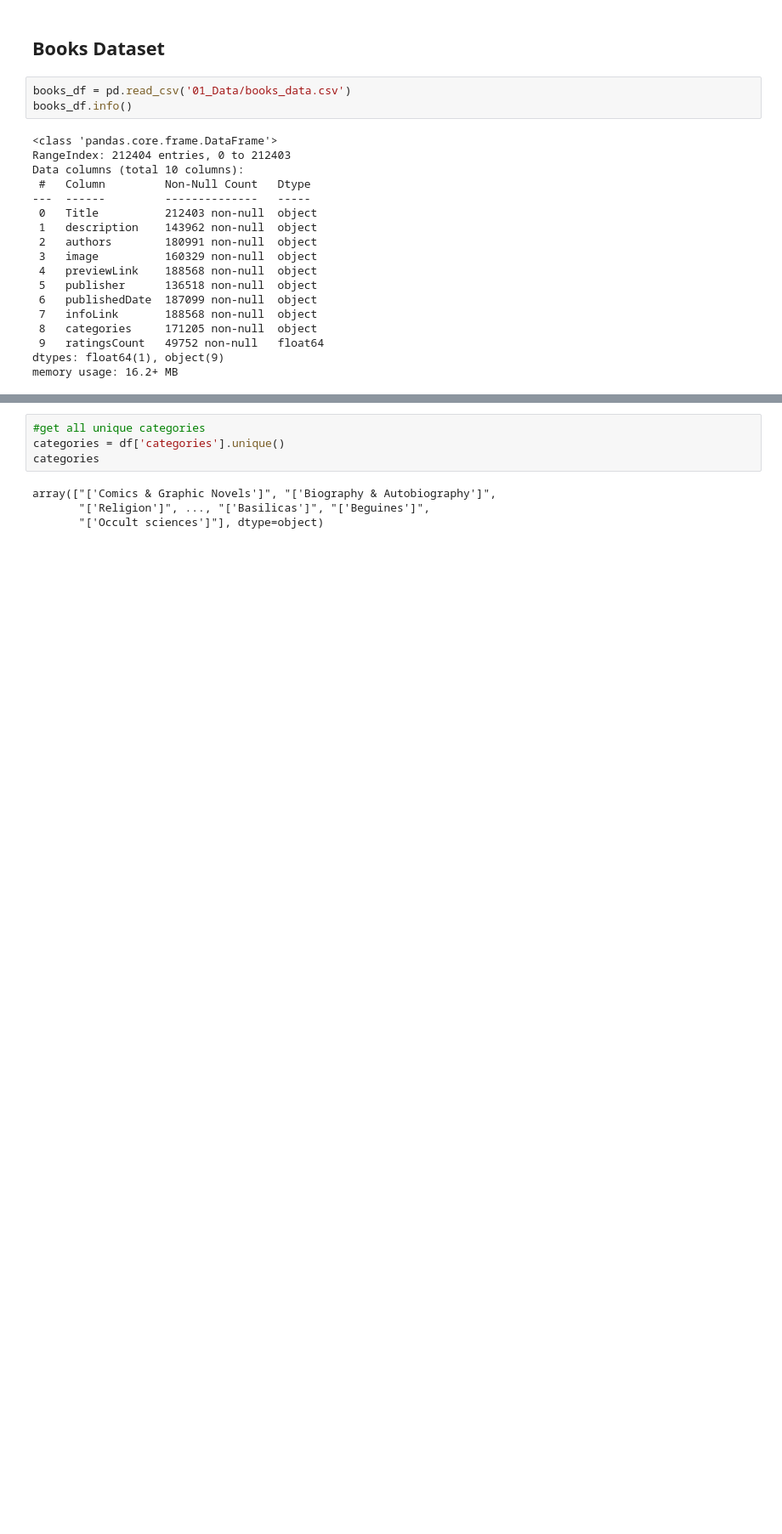
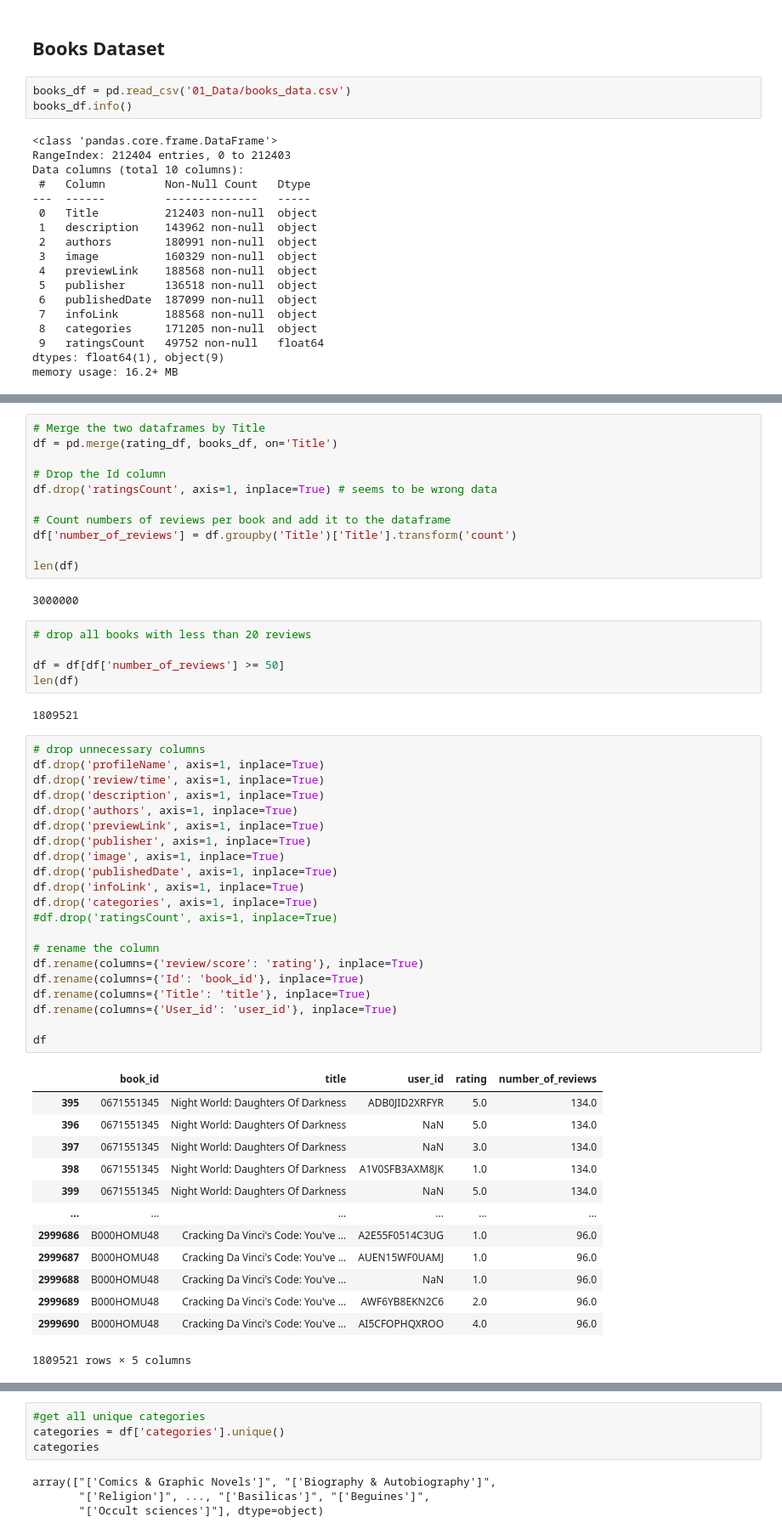
Before and after one commit to t0nychopp3r/recommenderSystem_cds121, a Jupyter notebook: Book_RS.ipynb, the cells around one changed output, grey strips where cells are left out. Shown at 85% size. Drawn from its saved outputs; the diff is of its cells as text; blank space fills up the shorter version.

```diff
--- a/Book_RS.ipynb
+++ b/Book_RS.ipynb
@@ -176,0 +179,55 @@ df
+# %%
+# Merge the two dataframes by Title
+df = pd.merge(rating_df, books_df, on='Title')
+
+# Drop the Id column
+df.drop('ratingsCount', axis=1, inplace=True) # seems to be wrong data
+
+# Count numbers of reviews per book and add it to the dataframe
+df['number_of_reviews'] = df.groupby('Title')['Title'].transform('count')
+
+len(df)
+# %% [output]
+3000000
+# %%
+# drop all books with less than 20 reviews
+
+df = df[df['number_of_reviews'] >= 50]
+len(df)
+# %% [output]
+1809521
+# %%
+# drop unnecessary columns
+df.drop('profileName', axis=1, inplace=True)
+df.drop('review/time', axis=1, inplace=True)
+df.drop('description', axis=1, inplace=True)
+df.drop('authors', axis=1, inplace=True)
+df.drop('previewLink', axis=1, inplace=True)
+df.drop('publisher', axis=1, inplace=True)
+df.drop('image', axis=1, inplace=True)
+df.drop('publishedDate', axis=1, inplace=True)
+df.drop('infoLink', axis=1, inplace=True)
+df.drop('categories', axis=1, inplace=True)
+#df.drop('ratingsCount', axis=1, inplace=True)
+
+# rename the column
+df.rename(columns={'review/score': 'rating'}, inplace=True)
+df.rename(columns={'Id': 'book_id'}, inplace=True)
+df.rename(columns={'Title': 'title'}, inplace=True)
+df.rename(columns={'User_id': 'user_id'}, inplace=True)
+
+df
+# %% [output]
+|  | book_id | title | user_id | rating | number_of_reviews |
+| 395 | 0671551345 | Night World: Daughters Of Darkness | ADB0JID2XRFYR | 5.0 | 134.0 |
+| 396 | 0671551345 | Night World: Daughters Of Darkness | NaN | 5.0 | 134.0 |
+| 397 | 0671551345 | Night World: Daughters Of Darkness | NaN | 3.0 | 134.0 |
+| 398 | 0671551345 | Night World: Daughters Of Darkness | A1V0SFB3AXM8JK | 1.0 | 134.0 |
+| 399 | 0671551345 | Night World: Daughters Of Darkness | NaN | 5.0 | 134.0 |
+| ... | ... | ... | ... | ... | ... |
+| 2999686 | B000HOMU48 | Cracking Da Vinci's Code: You've ... | A2E55F0514C3UG | 1.0 | 96.0 |
+| 2999687 | B000HOMU48 | Cracking Da Vinci's Code: You've ... | AUEN15WF0UAMJ | 1.0 | 96.0 |
+| 2999688 | B000HOMU48 | Cracking Da Vinci's Code: You've ... | NaN | 1.0 | 96.0 |
+| 2999689 | B000HOMU48 | Cracking Da Vinci's Code: You've ... | AWF6YB8EKN2C6 | 2.0 | 96.0 |
+| 2999690 | B000HOMU48 | Cracking Da Vinci's Code: You've ... | AI5CFOPHQXROO | 4.0 | 96.0 |
+1809521 rows × 5 columns
```
Also changed, not shown: parts of 14 cells of this notebook.
